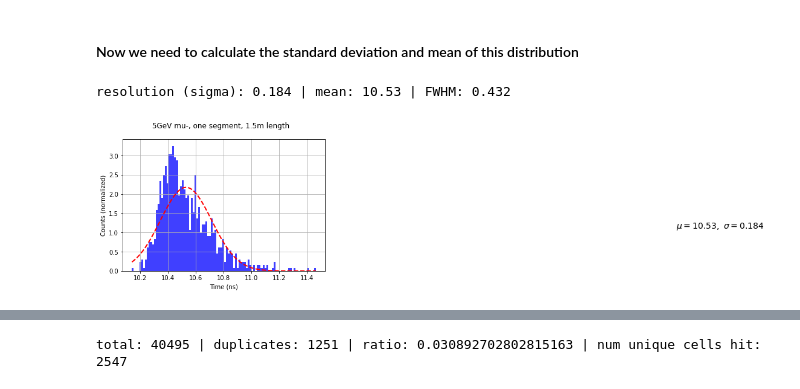
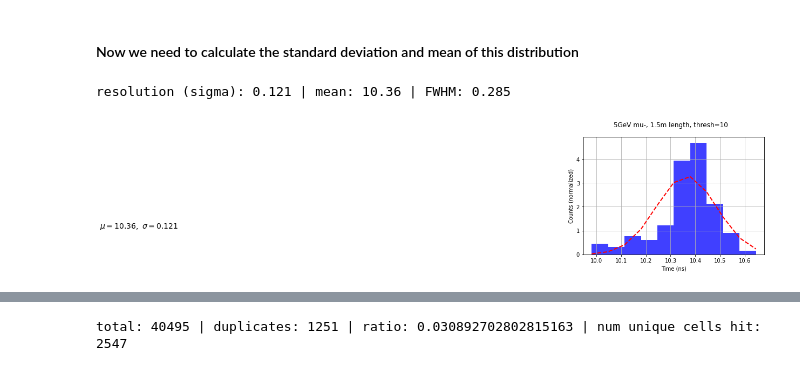
Before and after one commit to RowanKell/work_eic, a Jupyter notebook: macros/time_res/time_resolution.ipynb, the cells around one changed output, grey strips where cells are left out. Cells and saved outputs as stored; diff of their text form; code cells hidden in the pictures.

```diff
--- a/macros/time_res/time_resolution.ipynb
+++ b/macros/time_res/time_resolution.ipynb
@@ -24,10 +26,13 @@ color_dict = {
 # %%
-# uproot_path = f"/cwork/rck32/eic/work_eic/root_files/time_res/one_segment_sensor_in_volume/{particle}_5GeV_10000events_{length_dict[length]}m_1cm_3cm.edm4hep.root:events"
-# uproot_path = f"/cwork/rck32/eic/work_eic/root_files/time_res/one_segment_sensor_in_volume/{particle}_5GeV_10000events_{length_dict[length]}m_1cm_3cm_no_q_eff.edm4hep.root:events"
-uproot_path = f"~/cworkdir/eic/work_eic/root_files/time_res/one_segment_test/mu_5GeV_1kevents_1_5m_1cm_3cm_test.edm4hep.root:events"
+# uproot_path = f"/cwork/rck32/eic/work_eic/root_files/time_res/one_segment_sensor_in_volume/{particle}_5GeV_10kevents_{length_dict[length]}m_1cm_3cm.edm4hep.root:events"
+uproot_path = f"/cwork/rck32/eic/work_eic/root_files/time_res/one_segment_test/{particle}_5GeV_100events_{length_dict[length]}m_1cm_3cm_28_layers.edm4hep.root:events"
 events = up.open(uproot_path)
 
 times = events["HcalBarrelHits/HcalBarrelHits.time"].array(library='np')
+cells = events["HcalBarrelHits/HcalBarrelHits.cellID"].array(library='np')
+x_pos_branch = events["HcalBarrelHits/HcalBarrelHits.position.x"].array(library='np')
+y_pos_branch = events["HcalBarrelHits/HcalBarrelHits.position.y"].array(library='np')
+z_pos_branch = events["HcalBarrelHits/HcalBarrelHits.position.z"].array(library='np')
 # %% [markdown]
 #### Now we can loop over all events with the first index of the array and cut events with <2 optical photons
 Goal: skip events with only 1 hit (noise) and search remaining events for first photon, ie photon with lowest time. Take that time
@@ -37,8 +39,8 @@ def avg(inlist):
-# %%
-accepted_times = []
-
-#Note - array.shape[0] gives the first dimension of the array
-for event_num in range(times.shape[0]):
-    if(times[event_num].shape[0] < 2): continue
-    if(min(times[event_num]) > 12.5 or min(times[event_num]) < 9): continue
-    accepted_times.append(min(times[event_num]))
+# %%
+def avg_time(num,event_times):
+    ten_sorted_times = sorted(event_times)[:num]
+    return sum(ten_sorted_times) / len(ten_sorted_times)
+# %%
+#Minimum number of pixels to be hit for us to accept event
+threshold = 10
+use_avg = False
@@ -47,25 +87,28 @@ for event_num in range(times.shape[0]):
 # %% [markdown]
 #### Now we need to calculate the standard deviation and mean of this distribution
 # %%
+plot_times = avg_accepted_times if use_avg else accepted_times
+
 fig, axs = plot.subplots(1, 1)
 
-(mu, sigma) = norm.fit(accepted_times)
-n, bins, patches = plot.hist(accepted_times, 100, facecolor=color_dict[particle], alpha=0.75, density=True)
-fig.suptitle(f"5GeV {particle}-, one segment, {length}m length")
+(mu, sigma) = norm.fit(plot_times)
+n, bins, patches = plot.hist(plot_times, 10, facecolor=color_dict[particle], alpha=0.75, density=True)
+fig.suptitle(f"5GeV {particle}-, {length}m length, thresh={threshold}")
 
 y = norm.pdf( bins, mu, sigma)
 l = axs.plot(bins, y, 'r--', linewidth=2)
 axs.set_xlabel('Time (ns)')
 axs.set_ylabel('Counts (normalized)')
 axs.grid(True)
-axs.text(14.05,1.1,r'$\mu=%4.2f,\ \sigma=%4.3f$'%(mu,sigma),fontsize=14)
+axs.text(8,1.1,r'$\mu=%4.2f,\ \sigma=%4.3f$'%(mu,sigma),fontsize=14)
 
 fig.show()
-# fig.savefig(f"plots/{particle}_5GeV_{length_dict[length]}m_new_sensor_placement_100_events_new_q_eff.svg")
+extra_str = "_avg" if use_avg else ""
+# fig.savefig(f"plots/{particle}_5GeV_{length_dict[length]}m_10k_events_{threshold}g_thresh{extra_str}.svg")
 print("resolution (sigma): %4.3f | mean: %4.2f | FWHM: %4.3f" %(sigma,mu,(2.35 * sigma)))
 # %% [output]
-resolution (sigma): 0.184 | mean: 10.53 | FWHM: 0.432
+resolution (sigma): 0.121 | mean: 10.36 | FWHM: 0.285
-[figure, old version]
+[figure, new version]
 # %%
 counts = []
 counts_cut = []
```
Also changed, not shown: parts of 11 cells of this notebook, 27 other files.
